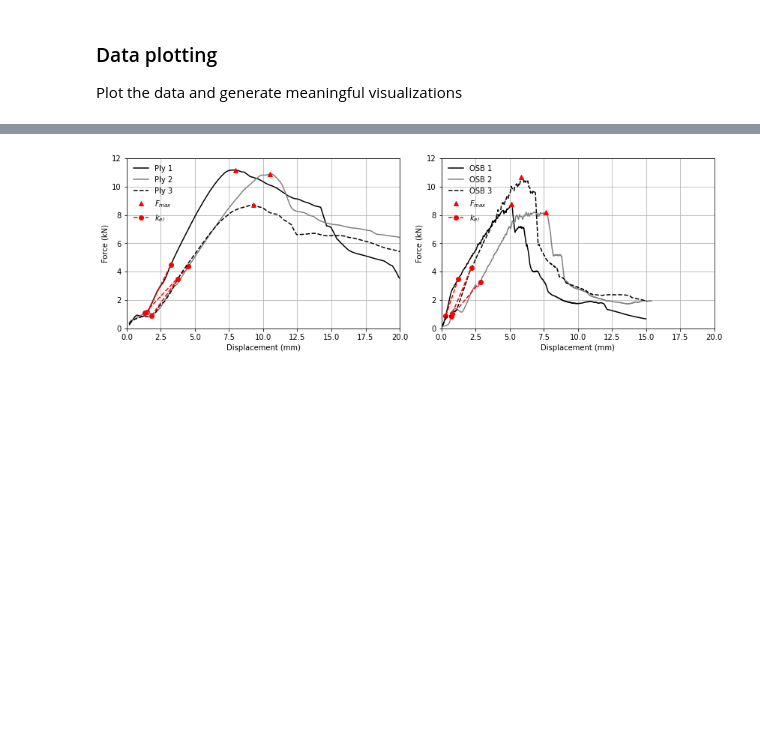
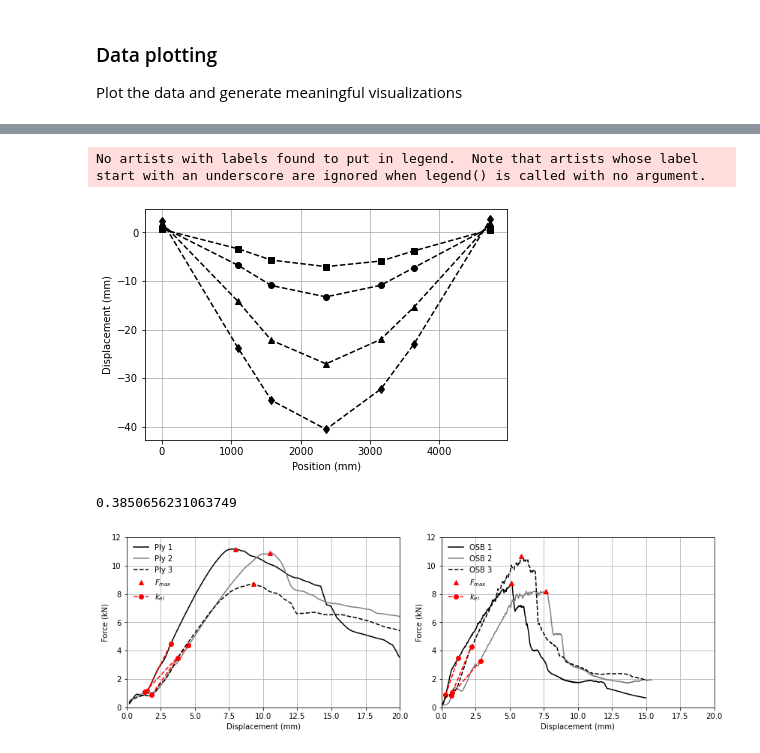
Before and after one commit to gabrielegranello/OSB_beam_testing, a Jupyter notebook: beam_postprocessing.ipynb, the cells around one changed output, grey strips where cells are left out. Drawn from its saved outputs; the diff is of its cells as text; code cells hidden in the pictures; blank space fills up the shorter version.

```diff
--- a/beam_postprocessing.ipynb
+++ b/beam_postprocessing.ipynb
@@ -136,3 +126,40 @@ fig.savefig(name,dpi=400)
+# %%
+# plot the deflected shape
+force_values_to_plot=[2.5,5,10,12]; # force values to plot the deflected shape
+test_to_plot='S_1'; # name of the test to plot
+test=experiment_dictionary[test_to_plot]; # retrieve the test data
+potentiometer_headers=header_names[2:9]; # retrieve only from Pot 5 to pot 9
+test.extract_deflected_shape(data=test.data_offset_removed,
+                             potentiomer_headers=potentiometer_headers,
+                             force_header=force_header
+                             ,force_values=force_values_to_plot); # extract the deflected shape
+potentiometers_location_numeric=[0,1100,1578.33,2367.5,3156.67,3635,4735]; # location of the potentiometers in numbers
+
+color_list=['k']*4;
+line_list=['--']*4;
+symbol_list=['s','o','^','d'];
+fig,ax=plt.subplots()
+for shape,c,l,s in zip(test.deflected_shape,color_list,line_list,symbol_list):
+    ax.plot(potentiometers_location_numeric,-np.array(shape),c+l+s)
+
+
+ax.grid()
+ax.legend(loc="upper left",framealpha=0.0)
+# ax.set_xlim(x_lim_plot)
+# ax.set_ylim(y_lim_plot)
+ax.set_xlabel('Position (mm)')
+ax.set_ylabel('Displacement (mm)')
+fig.set_size_inches(fig_w/2.54,fig_h/2.54)
+fig.tight_layout()
+name=output_folder+'deflected_shape.png'
+fig.savefig(name,dpi=400)
+# %% [output]
+No artists with labels found to put in legend.  Note that artists whose label start with an underscore are ignored when legend() is called with no argument.
+[figure, added]
+# %%
+test.stiffness
+# %% [output]
+0.3850656231063749
 # %%
 # output_folder="Figures/";
 # x_label_plot='Displacement (mm)'; # labelling of the x axis
```
Also changed, not shown: parts of 5 cells of this notebook.
